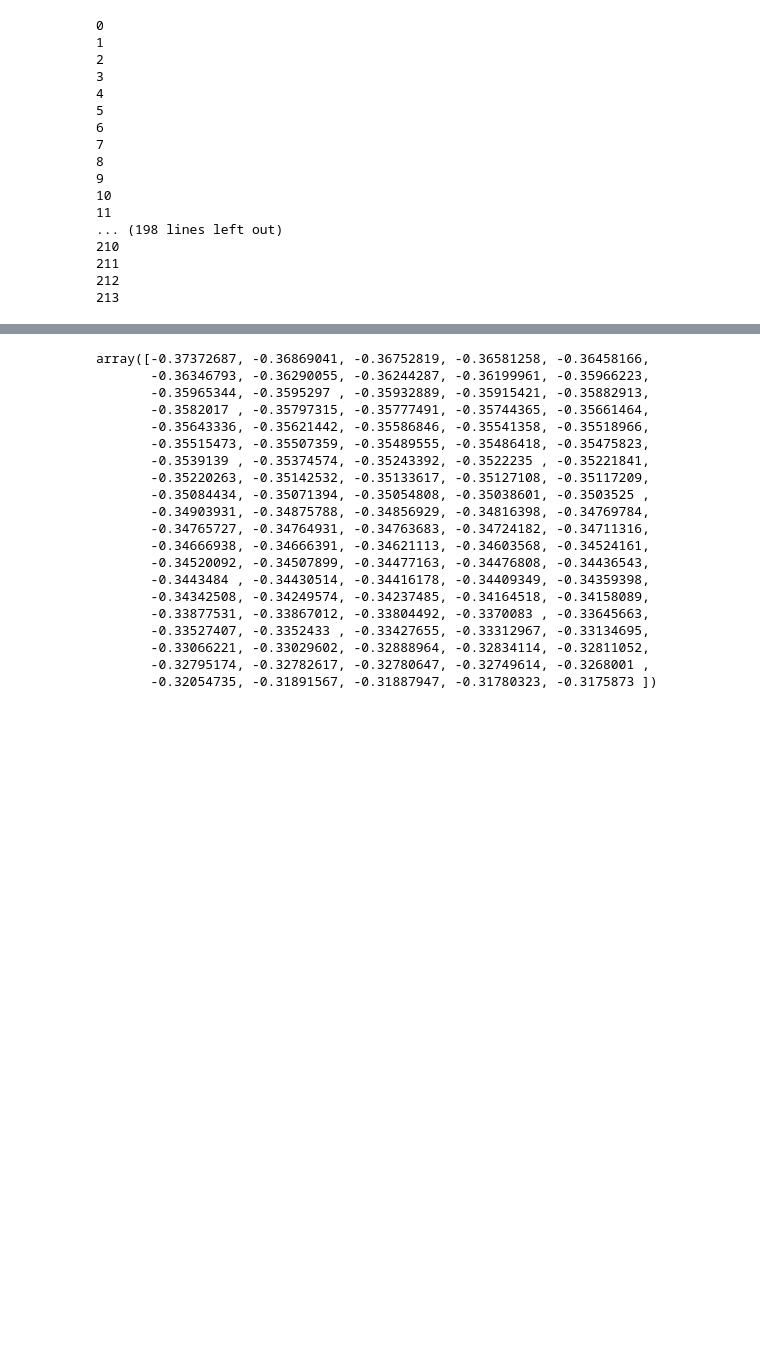
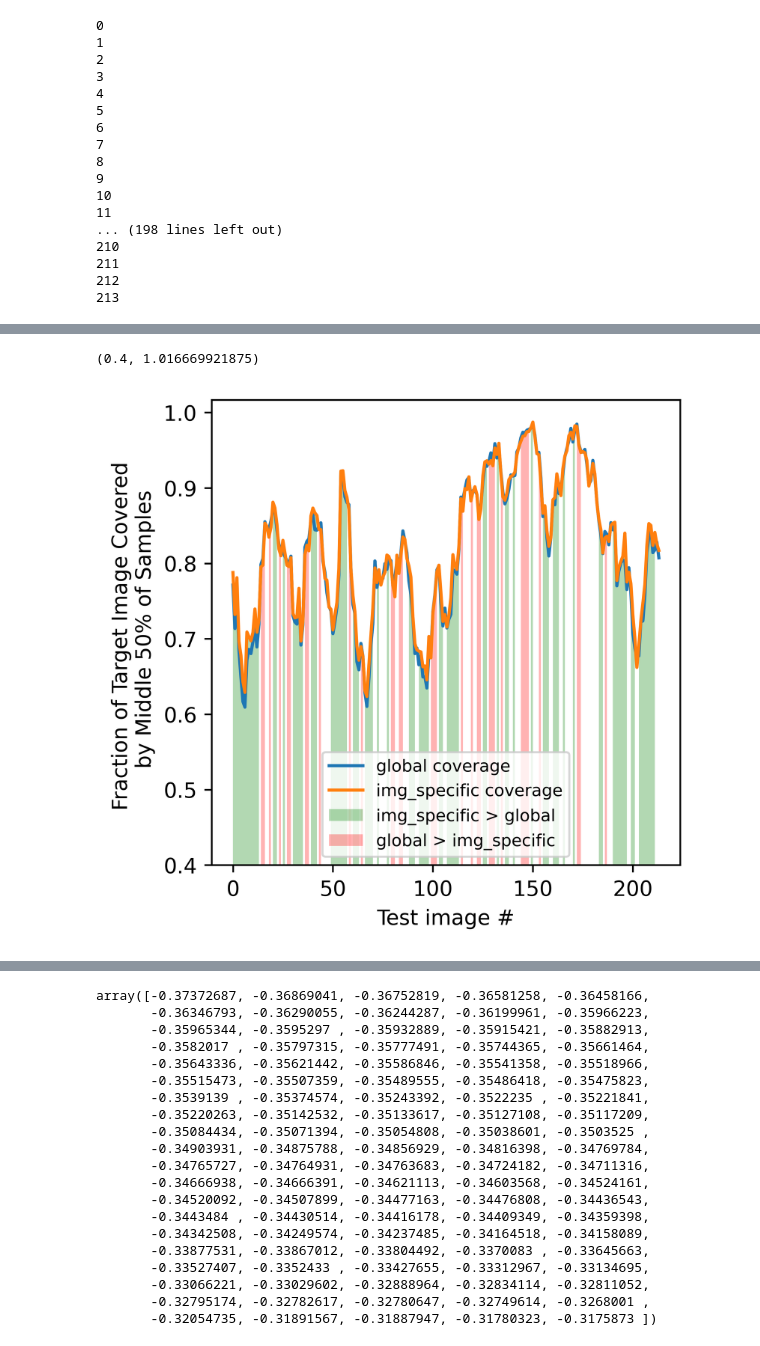
Before and after one commit to HarrisonGoldwyn/distributional_SRCNN, a Jupyter notebook: sr_ordered_train0p75/analysis/coverage_figure.ipynb, the cells around one changed output, grey strips where cells are left out. Cells and saved outputs as stored; diff of their text form; code cells hidden in the pictures; blank space fills up the shorter version.

```diff
--- a/sr_ordered_train0p75/analysis/coverage_figure.ipynb
+++ b/sr_ordered_train0p75/analysis/coverage_figure.ipynb
@@ -290,0 +311,55 @@ plt.ylim((0.4, plt.gca().get_ylim()[1]))
+# %%
+# Pad array if length is not divisible by 4
+remainder = len(p5p5_50_coverage) % 4
+if remainder != 0:
+    padding = 4 - remainder
+    p5p5_50_coverage = np.pad(p5p5_50_coverage, (0, padding), constant_values=np.nan)  # or choose a padding method
+
+# Reshape and reorder
+reshaped = p5p5_50_coverage.reshape(-1, 4)  # shape: (N, 4)
+reordered_p5p5_50_coverage = reshaped.T.flatten()  # take columns in order
+
+# Optionally remove padding
+reordered_p5p5_50_coverage = reordered_p5p5_50_coverage[~np.isnan(reordered_p5p5_50_coverage)]  # only if you padded with NaNs
+# %%
+x = np.arange(len(reordered_global_50_coverage))  # or your actual x-axis values
+
+plt.figure(figsize=(4, 4), dpi=600)
+
+# Plot the curves
+plt.plot(x, reordered_global_50_coverage, label='global coverage', color='C0')
+plt.plot(x, reordered_p5p5_50_coverage, label='img_specific coverage', color='C1')
+
+plt.fill_between(
+    x,
+    0.4,
+    reordered_p5p5_50_coverage,
+    where=(reordered_p5p5_50_coverage > reordered_global_50_coverage),
+    # interpolate=True,
+    linewidth=0,
+    color='green',
+    alpha=0.3,
+    label='img_specific > global'
+)
+
+# Fill red where reordered_p5p5_50_coverage < reordered_global_50_coverage
+plt.fill_between(
+    x,
+    0.4,
+    reordered_p5p5_50_coverage,
+    where=(reordered_p5p5_50_coverage <= reordered_global_50_coverage),
+    # interpolate=True,
+    linewidth=0,
+    color='red',
+    alpha=0.3,
+    label='global > img_specific'
+)
+
+plt.xlabel('Test image #')
+plt.ylabel('Fraction of Target Image Covered \n by Middle 50% of Samples')
+
+plt.legend(loc='lower center', fontsize=8)
+plt.ylim((0.4, plt.gca().get_ylim()[1]))
+# %% [output]
+(0.4, 1.016669921875)
+[figure, added]
```
Also changed, not shown: parts of 6 cells of this notebook, 1 other file.
